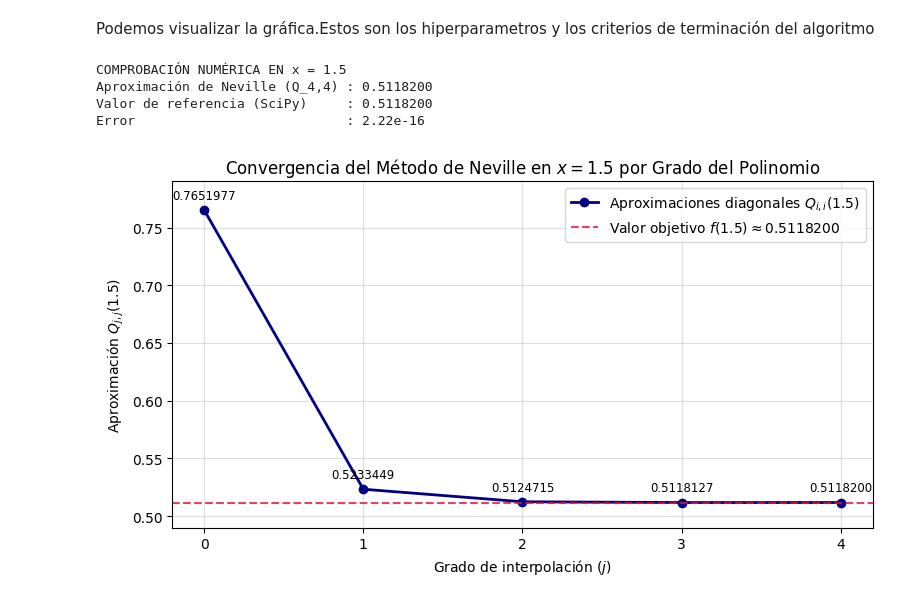
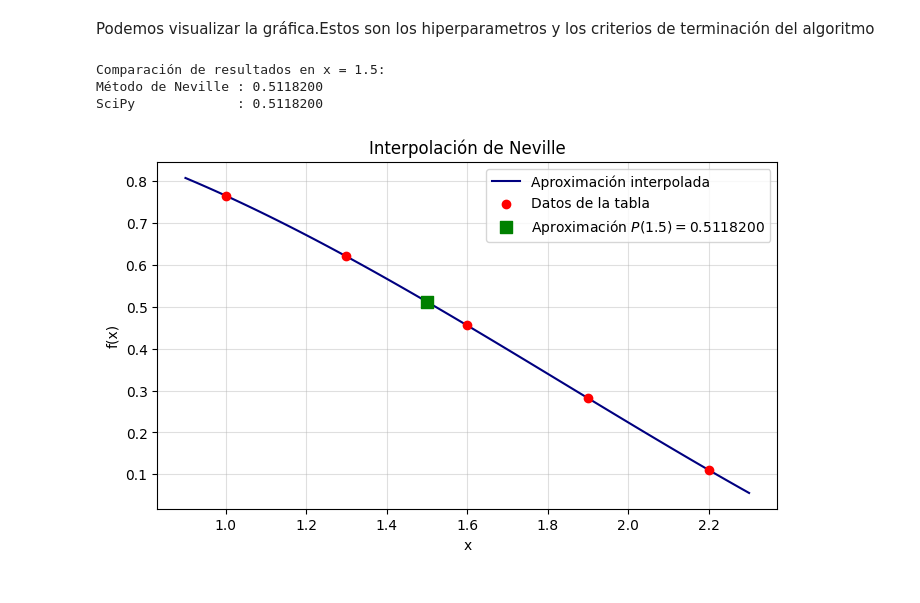
Before and after one commit to jhovasnh06-beep/Metodos-Numericos-1, a Jupyter notebook: MetodoNeville.ipynb, the cells around one changed output. Drawn from its saved outputs; the diff is of its cells as text; code cells hidden in the pictures.

```diff
--- a/MetodoNeville.ipynb
+++ b/MetodoNeville.ipynb
@@ -73,44 +73,34 @@ Tabla de iteraciones de Neville para x = 1.5:
 Solución final -> P(1.5) = Q_4,4 = 0.5118200
 # %% [markdown]
 Podemos visualizar la gráfica.Estos son los hiperparametros y los criterios de terminación del algoritmo
-# %%
-#usamos SciPy para verificar el valor numérico en el punto (x=1.5).
-from scipy.interpolate import BarycentricInterpolator
-
-# Comprobación numérica
-interp_scipy = BarycentricInterpolator(x_nodos, y_nodos)
-valor_scipy = float(interp_scipy(x_eval))
-
-print("COMPROBACIÓN NUMÉRICA EN x = 1.5")
-print(f"Aproximación de Neville (Q_4,4) : {aproximacion:.7f}")
-print(f"Valor de referencia (SciPy)     : {valor_scipy:.7f}")
-print(f"Error                           : {abs(aproximacion - valor_scipy):.2e}")
-
-# Gráfica de convergencia
-aprox_por_grado = np.diag(tabla_Q)
-grados = [0, 1, 2, 3, 4]
-
-plt.figure(figsize=(8, 4.5))
-plt.plot(grados, aprox_por_grado, marker='o', linestyle='-', color='navy', linewidth=2,
-         label='Aproximaciones diagonales $Q_{i,i}(1.5)$')
-plt.axhline(valor_scipy, color='crimson', linestyle='--', alpha=0.8,
-            label=f'Valor objetivo $f(1.5) \\approx {valor_scipy:.7f}$')
-
-for g, val in zip(grados, aprox_por_grado):
-    plt.annotate(f"{val:.7f}", (g, val), textcoords="offset points", xytext=(0, 8), ha='center', fontsize=8.5)
-
-plt.title("Convergencia del Método de Neville en $x = 1.5$ por Grado del Polinomio")
-plt.xlabel("Grado de interpolación ($j$)")
-plt.ylabel("Aproximación $Q_{j,j}(1.5)$")
-plt.xticks(grados)
-plt.ylim(0.49, 0.79)
-plt.grid(True, alpha=0.4)
-plt.legend()
-plt.tight_layout()
-plt.show()
-# %% [output]
-COMPROBACIÓN NUMÉRICA EN x = 1.5
-Aproximación de Neville (Q_4,4) : 0.5118200
-Valor de referencia (SciPy)     : 0.5118200
-Error                           : 2.22e-16
-[figure, removed]
+# %%
+from scipy.interpolate import barycentric_interpolate
+
+# Comprobación numérica  en x = 1.5
+res_scipy = barycentric_interpolate(x_nodos, y_nodos, x_eval)
+
+print("Comparación de resultados en x = 1.5:")
+print(f"Método de Neville : {aproximacion:.7f}")
+print(f"SciPy             : {res_scipy:.7f}")
+
+# Gráfica de los puntos y la aproximación en x = 1.5
+x_graf = np.linspace(0.9, 2.3, 100)
+y_graf = [metodo_neville(val, x_nodos, y_nodos)[1] for val in x_graf]
+
+plt.figure(figsize=(8, 4.5))
+plt.plot(x_graf, y_graf, label="Aproximación interpolada", color="navy")
+plt.scatter(x_nodos, y_nodos, color="red", label="Datos de la tabla", zorder=5)
+plt.scatter([x_eval], [aproximacion], color="green", marker="s", s=70,
+            label=f"Aproximación $P(1.5) = {aproximacion:.7f}$", zorder=6)
+
+plt.title("Interpolación de Neville")
+plt.xlabel("x")
+plt.ylabel("f(x)")
+plt.grid(True, alpha=0.4)
+plt.legend()
+plt.show()
+# %% [output]
+Comparación de resultados en x = 1.5:
+Método de Neville : 0.5118200
+SciPy             : 0.5118200
+[figure, added]
```
